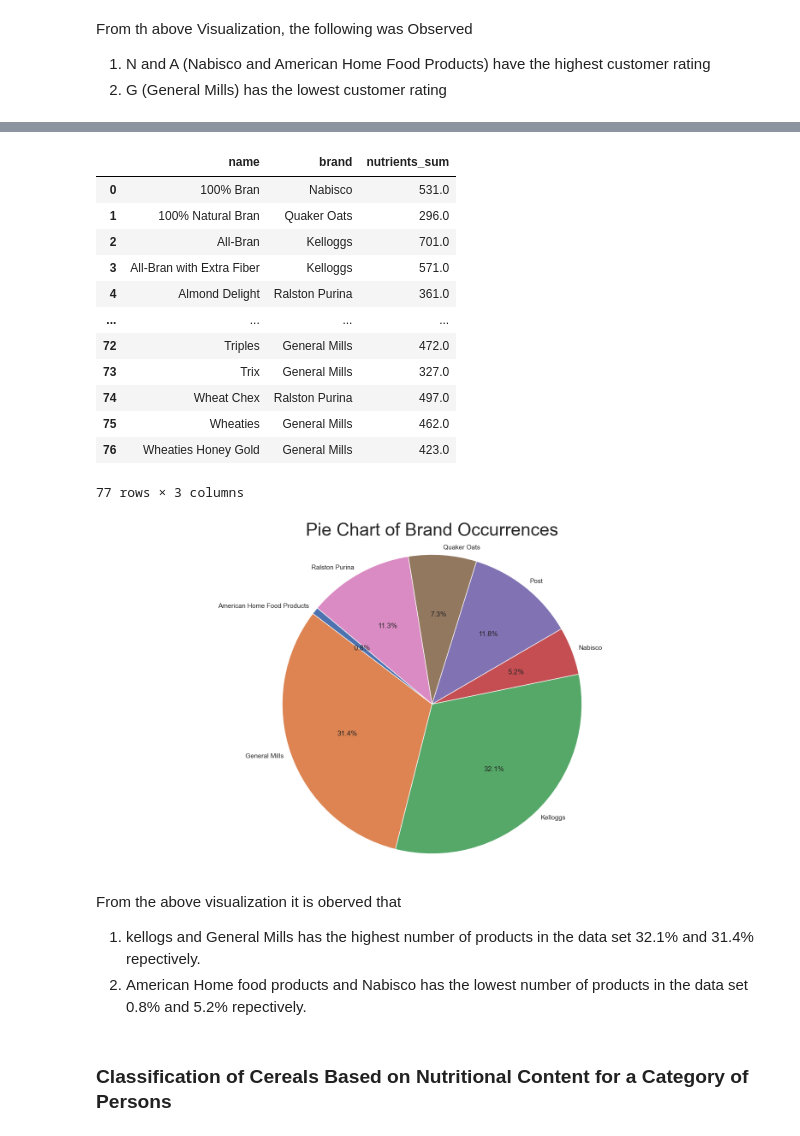
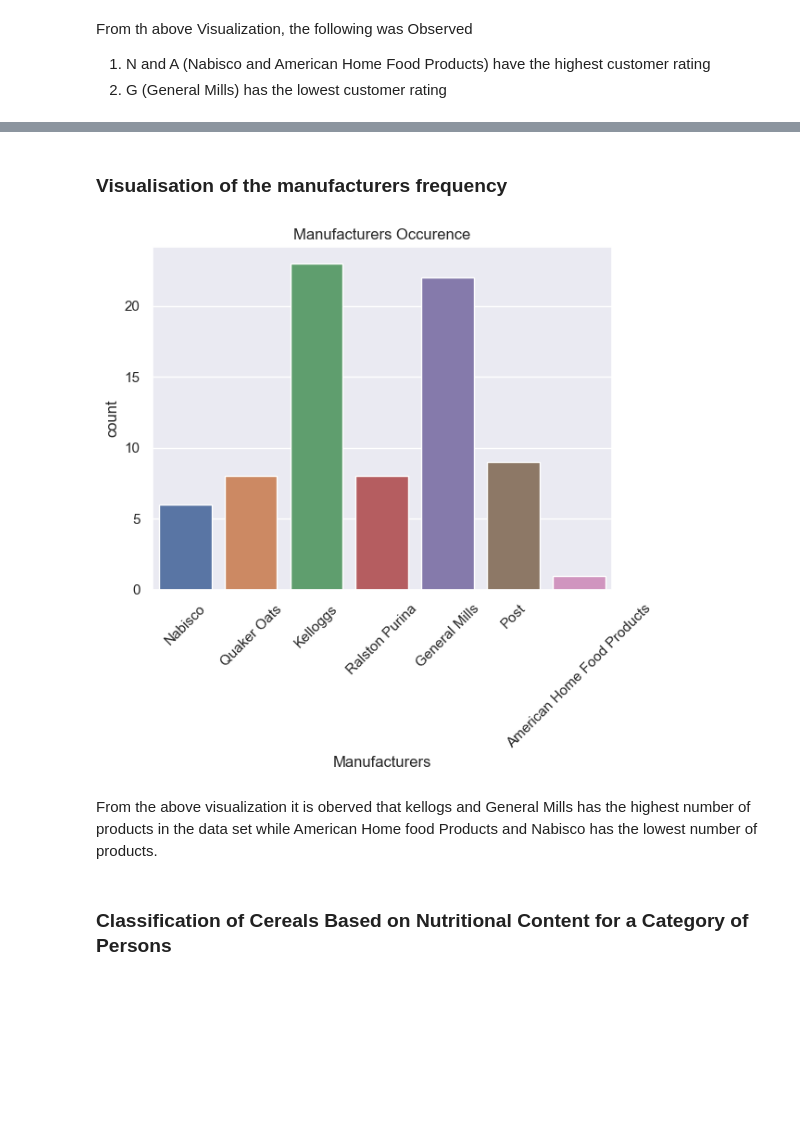
Before and after one commit to Awanieva/Team-InsightHub, a Jupyter notebook: Cereal_Analysis.ipynb, the cells around one changed output, grey strips where cells are left out. Drawn from its saved outputs; the diff is of its cells as text; code cells hidden in the pictures; blank space fills up the shorter version.

```diff
--- a/Cereal_Analysis.ipynb
+++ b/Cereal_Analysis.ipynb
@@ -214,2 +273,0 @@ manufacturer_mapping={'A':'American Home Food Products', 'G':'General Mills', 'K
-# %%
-cereal['brand'] = cereal['mfr'].map(manufacturer_mapping)
@@ -233,43 +274,31 @@ Name: brand, Length: 77, dtype: object
-# %%
-nutrient_columns=['calories','protein','fat','sodium','fiber','carbo','sugars','potass','vitamins']
-cereal['nutrients_sum'] = cereal[nutrient_columns].sum(axis=1)
-insights=cereal[['name','brand','nutrients_sum']]
-# %%
-insights
-# %% [output]
-|  | name | brand | nutrients_sum |
-| 0 | 100% Bran | Nabisco | 531.0 |
-| 1 | 100% Natural Bran | Quaker Oats | 296.0 |
-| 2 | All-Bran | Kelloggs | 701.0 |
-| 3 | All-Bran with Extra Fiber | Kelloggs | 571.0 |
-| 4 | Almond Delight | Ralston Purina | 361.0 |
-| ... | ... | ... | ... |
-| 72 | Triples | General Mills | 472.0 |
-| 73 | Trix | General Mills | 327.0 |
-| 74 | Wheat Chex | Ralston Purina | 497.0 |
-| 75 | Wheaties | General Mills | 462.0 |
-| 76 | Wheaties Honey Gold | General Mills | 423.0 |
-77 rows × 3 columns
-# %%
-#Grouping the data by 'brand' and calculating the total ingredient_sum of each category
-brand_counts = cereal.groupby('brand')['nutrients_sum'].sum()
-
-# Creating a pie chart
-plt.figure(figsize=(20, 10))
-_ = plt.pie(brand_counts, labels=brand_counts.index, labeldistance=1.05, autopct='%1.1f%%', startangle=140)
-
-# Adding a title
-plt.title('Pie Chart of Brand Occurrences', fontsize=30)
-
-# Displaying the pie chart
-plt.axis('equal')
-plt.show()
-# %% [output]
-[figure, removed]
+# %% [markdown]
+### Visualisation of the manufacturers frequency
+# %%
+# Define a countplot function
+def display_count(data, x, label, title):
+    """ Display a countplot
+
+    Args:
+        data(var): A dataframe.
+        x(str): The column in the dataframe that it's count needs to be displayed.
+        label(str): The label of the x-axis.
+        title(str): The plot's title.
+
+    Returns:
+        A plot
+    """
+    sns.countplot(data=data, x=x)
+    plt.xlabel(label)
+    plt.xticks(rotation=45)
+    plt.title(title)
+    return plt.show()
+# %%
+# Display a countplot on manufacturers
+display_count(data=cereal, x='mfr', label='Manufacturers', title='Manufacturers Occurence')
+# %% [output]
+[figure, added]
 # %% [markdown]
-From the above visualization it is oberved that
-1. kellogs and General Mills has the highest number of products in the data set 32.1% and 31.4% repectively.
-2. American Home food products and Nabisco has the lowest number of products in the data set 0.8% and 5.2% repectively.
+From the above visualization it is oberved that kellogs and General Mills has the highest number of products in the data set while American Home food Products and Nabisco has the lowest number of products.
 # %% [markdown]
 ### Classification of Cereals Based on Nutritional Content for a Category of Persons
 # %%
```
Also changed, not shown: parts of 32 cells of this notebook, 4 other files.
